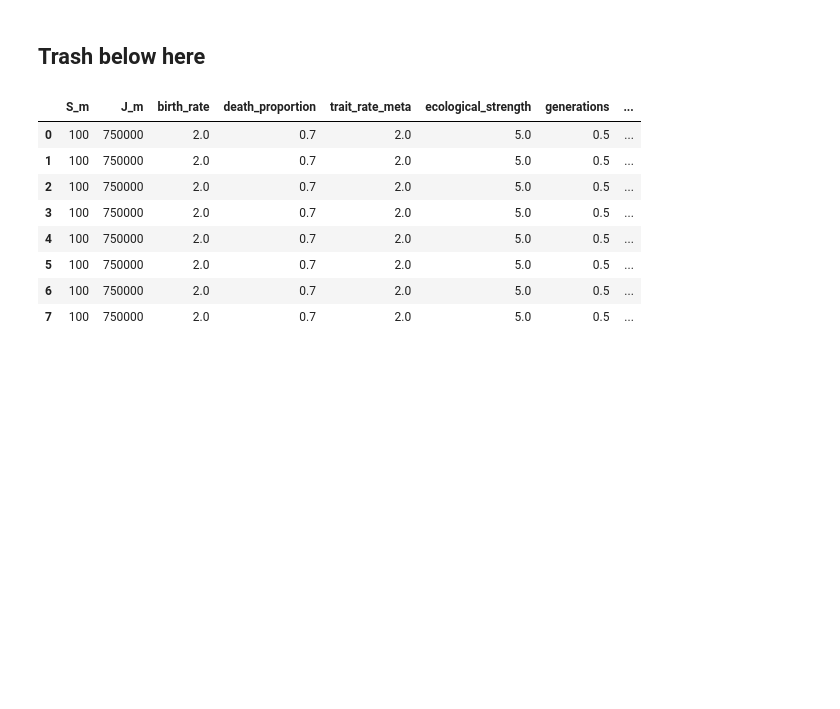
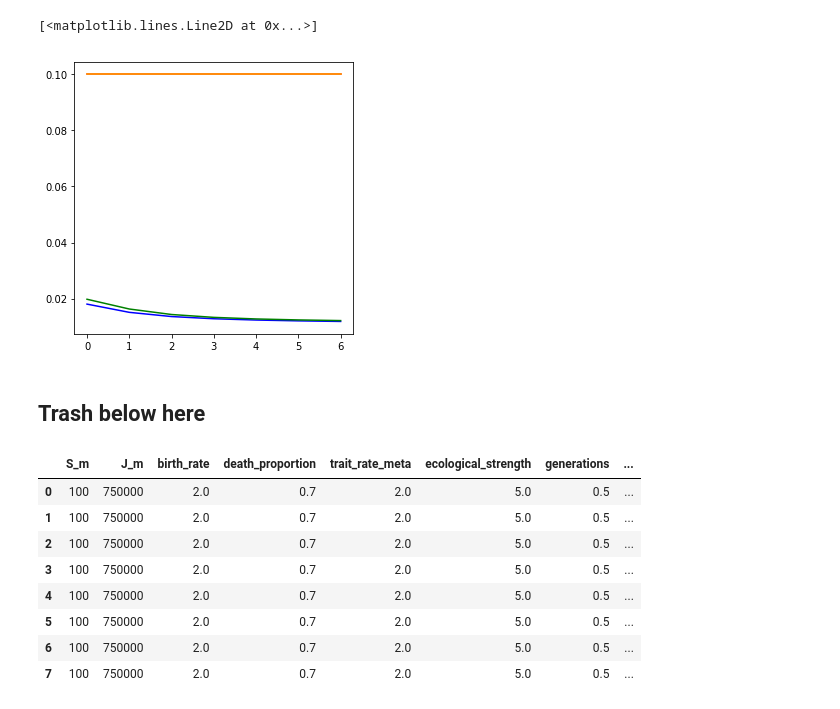
Before and after one commit to messDiv/MESS, a Jupyter notebook: jupyter-notebooks/util/Sumstats-Dev.ipynb, the cells around one changed output. Saved outputs shown, nothing was run; the diff lists cells and outputs as text; code cells hidden in the pictures; blank space fills up the shorter version.

```diff
--- a/jupyter-notebooks/util/Sumstats-Dev.ipynb
+++ b/jupyter-notebooks/util/Sumstats-Dev.ipynb
@@ -42,3 +68,35 @@ MESS.stats.calculate_sumstats(dat)
+# %%
+watdo = MESS.stats.generalized_hill_number
+fig, ax = plt.subplots(figsize=(5, 5))
+xs = list(range(0,7))
+
+## Rand abund even pi
+abunds = dat["abundance"]
+even_pi = np.array([0.04] * 10)
+ys = [watdo(abunds, even_pi, i) for i in xs]
+ax.plot(xs, ys, c='b')
+
+## Even abund even pi
+abunds = np.array([10] * 10)
+even_pi = np.array([0.04] * 10)
+ys = [watdo(abunds, even_pi, i) for i in xs]
+ax.plot(xs, ys, c='r')
+#vals = np.ones(len(dat["abundance"]))
+
+## Rand abund rand pi
+abunds = dat["abundance"]
+vals = dat["pi"]
+ys = [watdo(abunds, vals, i) for i in xs]
+ax.plot(xs, ys, c='g')
+
+## even abund rand pi
+abunds = np.array([10] * 10)
+vals = dat["pi"]
+ys = [watdo(abunds, vals, i) for i in xs]
+ax.plot(xs, ys, c='orange')
+# %% [output]
+[<matplotlib.lines.Line2D at 0x...>]
+[figure, added]
 # %% [markdown]
 ## Trash below here
 # %%
```
Also changed, not shown: parts of 8 cells of this notebook, 6 other files.
